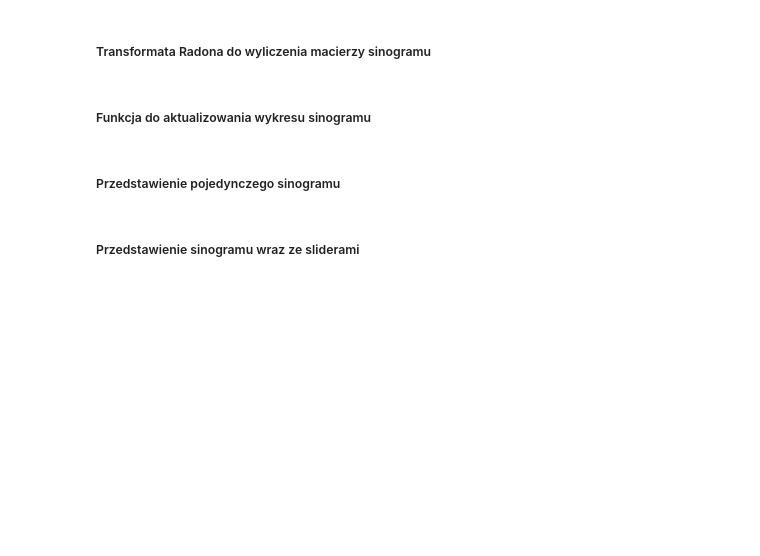
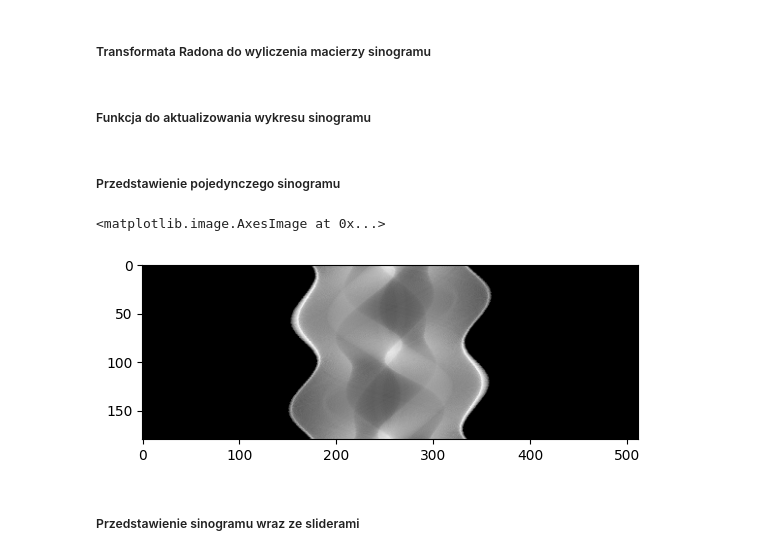
Before and after one commit to JanOdwazny/tomograf, a Jupyter notebook: tomograf.ipynb, the cells around one changed output. Cells and saved outputs as stored; diff of their text form; code cells hidden in the pictures; blank space fills up the shorter version.

```diff
--- a/tomograf.ipynb
+++ b/tomograf.ipynb
@@ -246,10 +246,14 @@ def update_sinogram(alpha, num_detectors, num_of_scans):
 ##### Przedstawienie pojedynczego sinogramu
 # %%
 number_of_detectors = padded_img.shape[0]
-emitter_change_angle = 1
+emitter_change_angle = 2
 radius = padded_img.shape[0]//2
 angle_range = 270
 sino = radon_transform(padded_img, radius, angle_range, emitter_change_angle, number_of_detectors)
+plt.imshow(sino, cmap="gray")
+# %% [output]
+<matplotlib.image.AxesImage at 0x...>
+[figure, added]
 # %% [markdown]
 ##### Przedstawienie sinogramu wraz ze sliderami
 # %%
```
Also changed, not shown: parts of 3 cells of this notebook.
